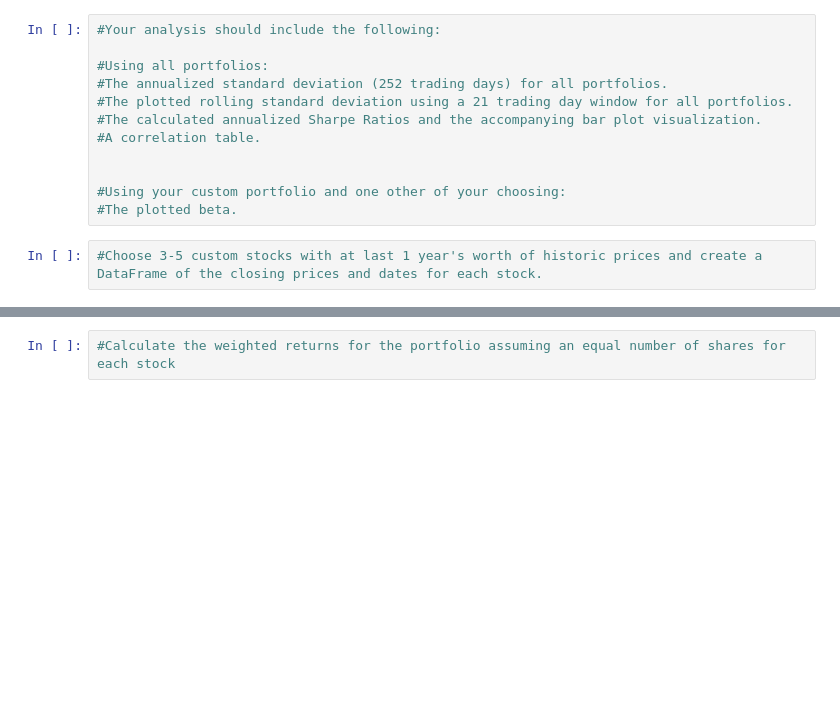
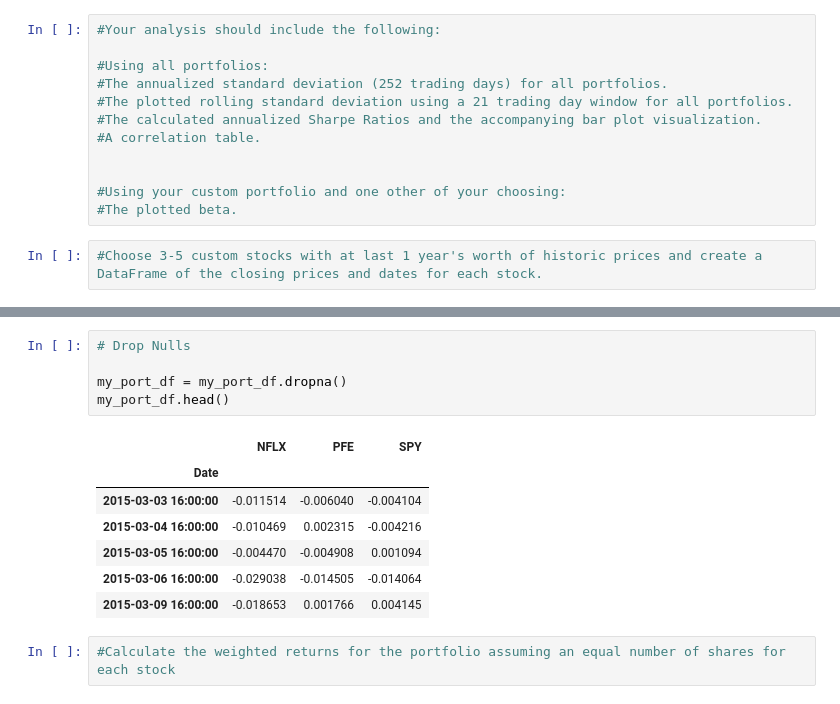
Before and after one commit to tfry-coder/A-Whale-Off-the-Port-folio-, a Jupyter notebook: Whale Off.ipynb, the cells around one changed output, grey strips where cells are left out. Cells and saved outputs as stored; diff of their text form; blank space fills up the shorter version.

```diff
--- a/Whale Off.ipynb
+++ b/Whale Off.ipynb
@@ -360,3 +501,16 @@ sharpe_ratios.sort_values().plot(kind='bar', title='Sharpe Ratios')
+# %%
+# Drop Nulls
+
+my_port_df = my_port_df.dropna()
+my_port_df.head()
+# %% [output]
+|  | NFLX | PFE | SPY |
+| Date |  |  |  |
+| 2015-03-03 16:00:00 | -0.011514 | -0.006040 | -0.004104 |
+| 2015-03-04 16:00:00 | -0.010469 | 0.002315 | -0.004216 |
+| 2015-03-05 16:00:00 | -0.004470 | -0.004908 | 0.001094 |
+| 2015-03-06 16:00:00 | -0.029038 | -0.014505 | -0.014064 |
+| 2015-03-09 16:00:00 | -0.018653 | 0.001766 | 0.004145 |
 # %%
 #Calculate the weighted returns for the portfolio assuming an equal number of shares for each stock
 # %%
```
Also changed, not shown: parts of 44 cells of this notebook.
